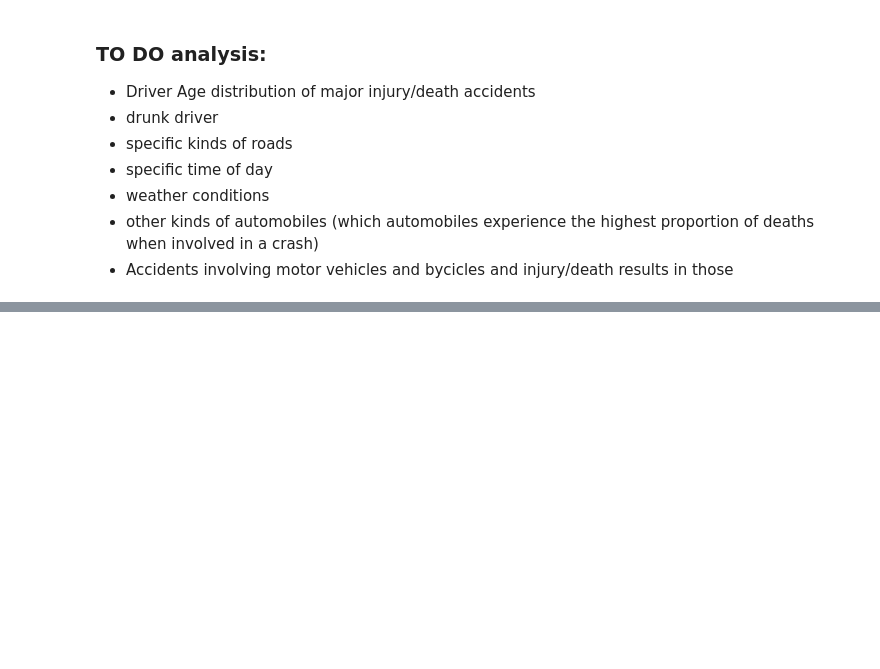
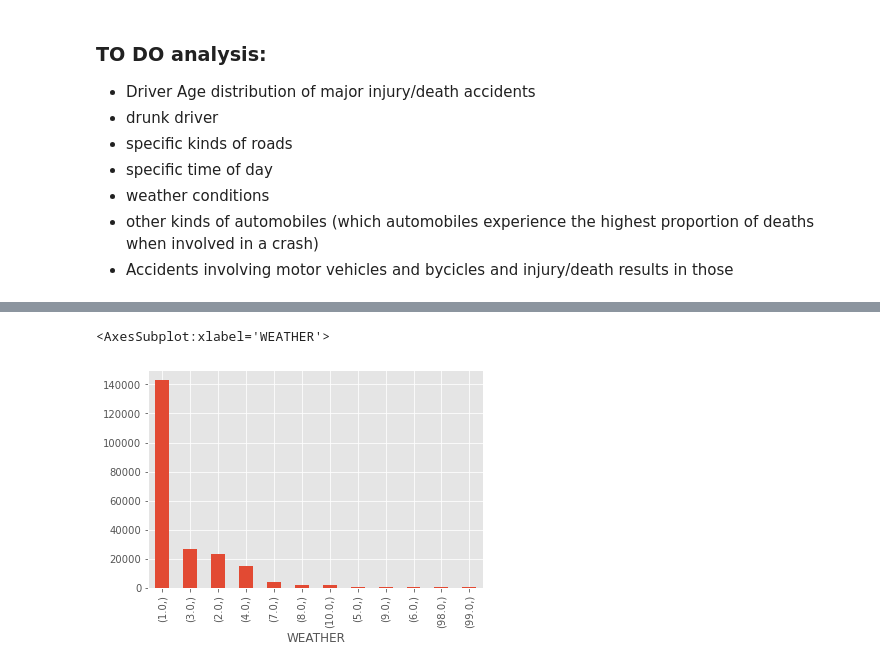
Before and after one commit to abhilashbiswas/road_accident_analysis, a Jupyter notebook: EDA/initial_eda.ipynb, the cells around one changed output, grey strips where cells are left out. Drawn from its saved outputs; the diff is of its cells as text; code cells hidden in the pictures; blank space fills up the shorter version.

```diff
--- a/EDA/initial_eda.ipynb
+++ b/EDA/initial_eda.ipynb
@@ -316,0 +331,6 @@ plt.show()
+# %%
+# weather conditions (need to figure out the weather codes)
+df[['WEATHER']].value_counts().plot(kind='bar')
+# %% [output]
+<AxesSubplot:xlabel='WEATHER'>
+[figure, added]
```
Also changed, not shown: parts of 10 cells of this notebook.
